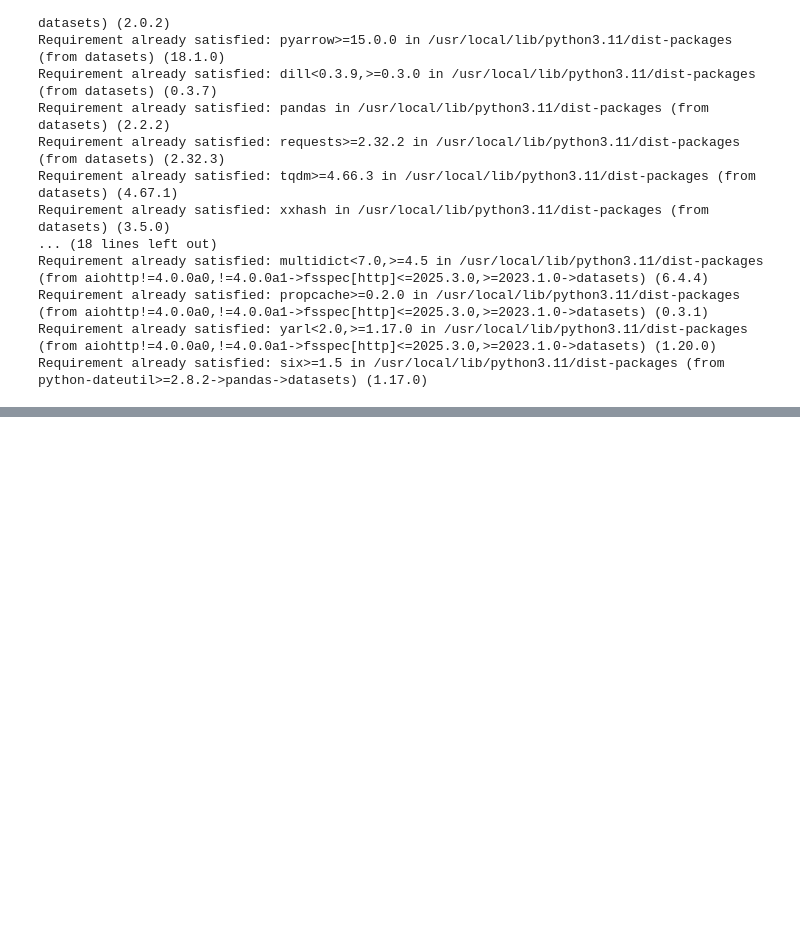
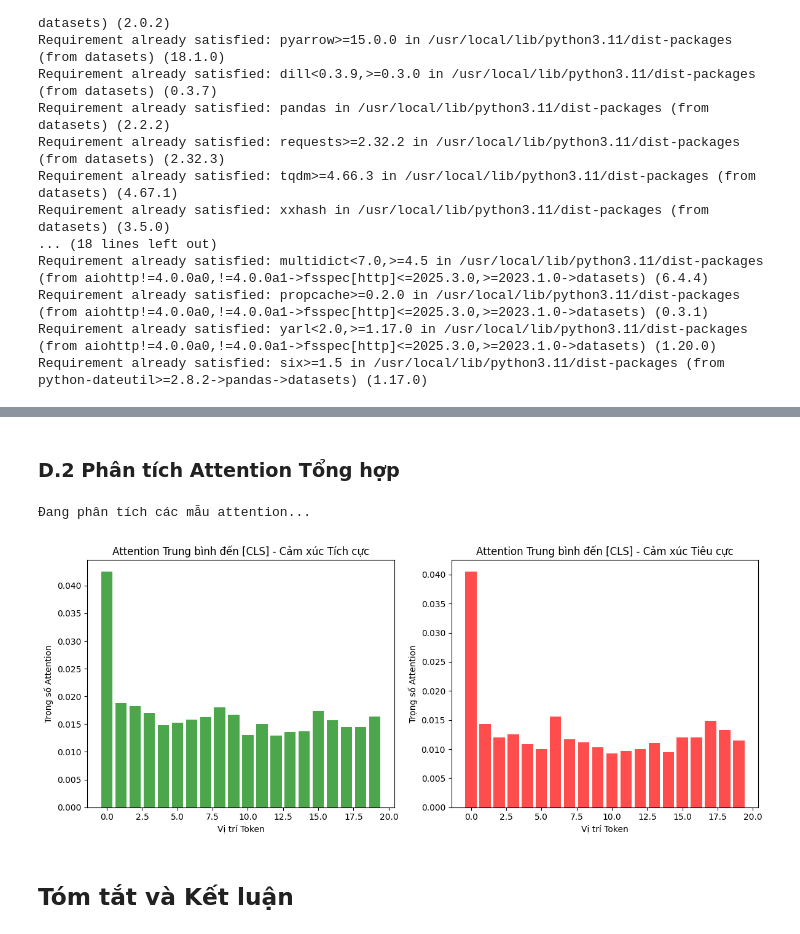
Before and after one commit to khoaoe/HCMUS-MathAI-Final-BERT, a Jupyter notebook: code/bert_application.ipynb, the cells around one changed output, grey strips where cells are left out. Cells and saved outputs as stored; diff of their text form; code cells hidden in the pictures; blank space fills up the shorter version.

```diff
--- a/code/bert_application.ipynb
+++ b/code/bert_application.ipynb
@@ -780,0 +652,58 @@ Notebook execution completed successfully!
+# %% [markdown]
+### D.2 Phân tích Attention Tổng hợp
+# %%
+def get_average_attention_to_cls(model, tokenizer, texts, layer_idx=11):
+    """Lấy trọng số attention trung bình đến token CLS trên nhiều văn bản"""
+    all_attentions = []
+
+    for text in texts:
+        inputs = tokenizer(
+            text,
+            return_tensors="pt",
+            truncation=True,
+            padding="max_length",
+            max_length=64
+        ).to(device)
+
+        with torch.no_grad():
+            outputs = model.bert(**inputs, output_attentions=True)
+
+        # Lấy trung bình attention trên tất cả các head
+        attention = outputs.attentions[layer_idx][0].mean(dim=0).cpu().numpy()
+        # Lấy attention đến token CLS (cột 0)
+        cls_attention = attention[:, 0]
+        all_attentions.append(cls_attention)
+
+    return np.mean(all_attentions, axis=0)
+
+# Phân tích các mẫu attention cho các ví dụ tích cực và tiêu cực
+positive_texts = [item['text'] for item in small_train_dataset if item['labels'] == 1][:10]
+negative_texts = [item['text'] for item in small_train_dataset if item['labels'] == 0][:10]
+
+print("Đang phân tích các mẫu attention...")
+pos_attention = get_average_attention_to_cls(model, tokenizer, positive_texts)
+neg_attention = get_average_attention_to_cls(model, tokenizer, negative_texts)
+
+# Trực quan hóa so sánh
+plt.figure(figsize=(12, 5))
+positions = np.arange(20)
+
+plt.subplot(1, 2, 1)
+plt.bar(positions, pos_attention[:20], color='green', alpha=0.7)
+plt.title('Attention Trung bình đến [CLS] - Cảm xúc Tích cực')
+plt.xlabel('Vị trí Token')
+plt.ylabel('Trọng số Attention')
+
+plt.subplot(1, 2, 2)
+plt.bar(positions, neg_attention[:20], color='red', alpha=0.7)
+plt.title('Attention Trung bình đến [CLS] - Cảm xúc Tiêu cực')
+plt.xlabel('Vị trí Token')
+plt.ylabel('Trọng số Attention')
+
+plt.tight_layout()
+plt.show()
+# %% [output]
+Đang phân tích các mẫu attention...
+[figure, added]
+# %% [markdown]
+## Tóm tắt và Kết luận
```
Also changed, not shown: parts of 71 cells of this notebook, 1 other file.
